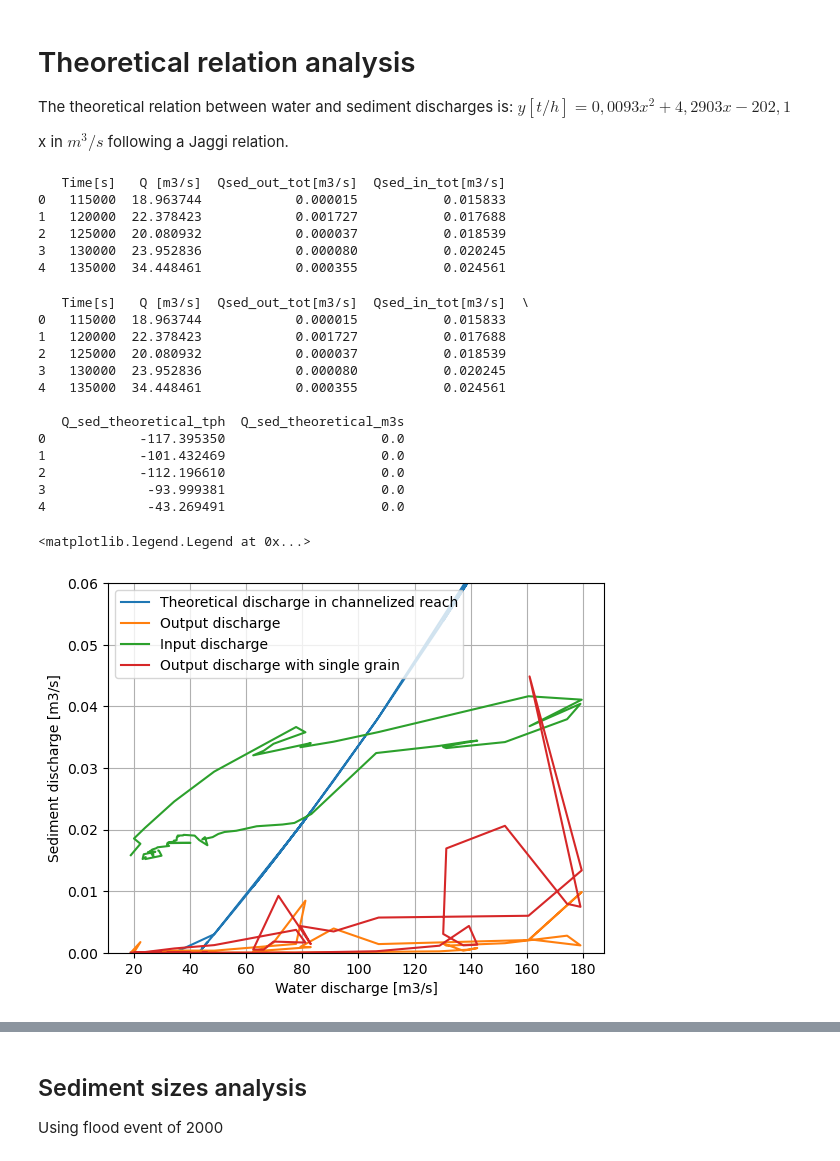
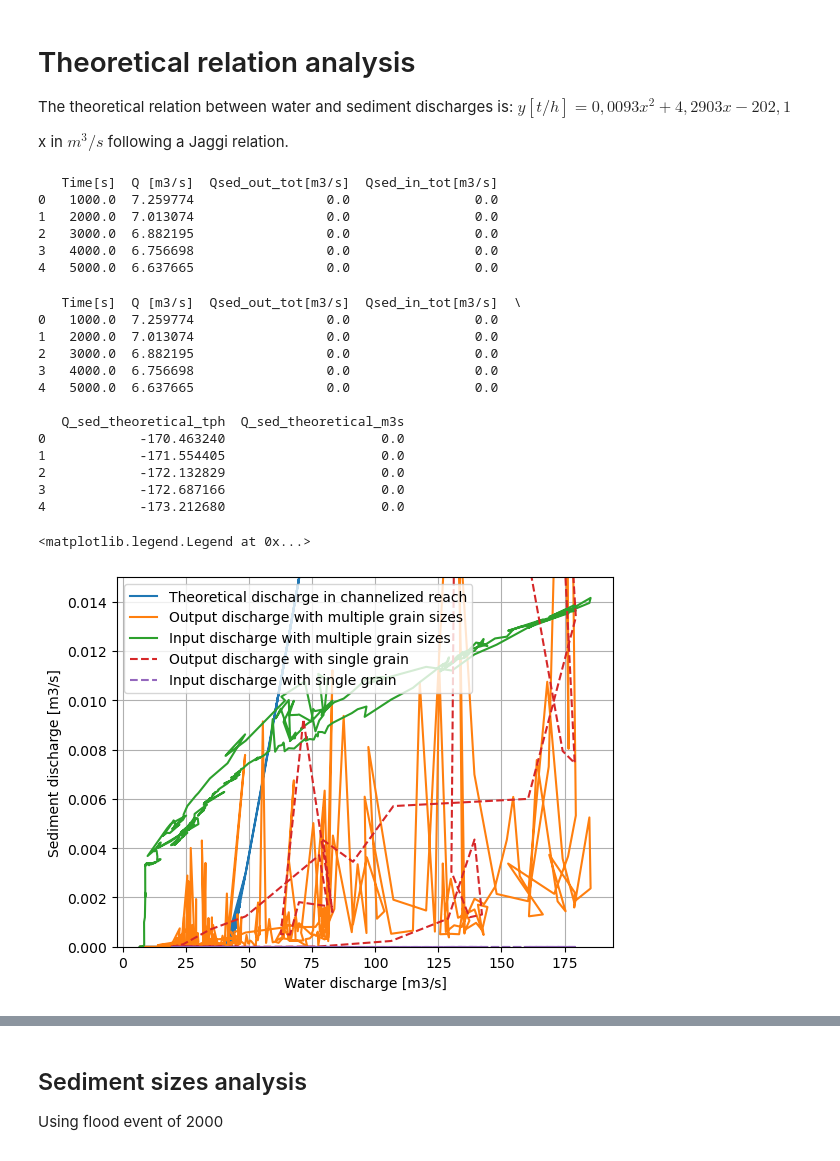
Before and after one commit to Margaux-Ccd/Dranse_sediment, a Jupyter notebook: Analysis/Sediment_analysis.ipynb, the cells around one changed output, grey strips where cells are left out. Cells and saved outputs as stored; diff of their text form; code cells hidden in the pictures.

```diff
--- a/Analysis/Sediment_analysis.ipynb
+++ b/Analysis/Sediment_analysis.ipynb
@@ -14,19 +14,19 @@ import seaborn as sns
 # %%
 # import datasets
 
-multi_scan=pd.read_csv("Multi_flood.dat", sep='\t', header=1,
+multi_scan=pd.read_csv("Multi_flood_final.dat", sep='\t', header=1,
                        usecols=[0,1,9,16])
 multi_scan.columns=['Time[s]', 'Q [m3/s]', 'Qsed_out_tot[m3/s]','Qsed_in_tot[m3/s]']
 multi_scan['Qsed_out_tot[m3/s]']=abs(multi_scan['Qsed_out_tot[m3/s]']) # make sure sediment discharge is positive
 multi_scan['Qsed_in_tot[m3/s]']=abs(multi_scan['Qsed_in_tot[m3/s]'])
 print(multi_scan.head())
 
-single_scan=pd.read_csv(r"C:\Users\marga\Documents\EPFL\Cours\S3\Dranse\BASEMENT_model\Dranse_sediment\Basement-v4\Morphodynamic_single-v4\Dranse_bnd_combined_th.dat", sep='\t', header=1,
+single_scan=pd.read_csv(r"Single_flood_1.dat", sep='\t', header=1,
                         usecols=[0,1,4,6])
 single_scan.columns=['Time[s]', 'Q [m3/s]', 'Qsed_out[m3/s]','Qsed_in tot [m3/s]']
 
-single_scan['Qsed_out[m3/s]']=abs(single_scan['Qsed_out[m3/s]']) # make sure sediment discharge is positive
-
+single_scan['Qsed_out[m3/s]']=single_scan['Qsed_out[m3/s]'].clip(0) # make sure sediment discharge is positive
+single_scan['Qsed_in tot [m3/s]']=single_scan['Qsed_in tot [m3/s]'].clip(0) # make sure sediment discharge is positive
 # Theoretical
 # relation
 
@@ -42,42 +42,46 @@ def sediment_discharge(Q_sed):
     Q_sed_m3s = Q_sed / rho_sediment *1000/ 3600
     return Q_sed_m3s
 # %% [output]
-   Time[s]   Q [m3/s]  Qsed_out_tot[m3/s]  Qsed_in_tot[m3/s]
-0   115000  18.963744            0.000015           0.015833
-1   120000  22.378423            0.001727           0.017688
-2   125000  20.080932            0.000037           0.018539
-3   130000  23.952836            0.000080           0.020245
-4   135000  34.448461            0.000355           0.024561
+   Time[s]  Q [m3/s]  Qsed_out_tot[m3/s]  Qsed_in_tot[m3/s]
+0   1000.0  7.259774                 0.0                0.0
+1   2000.0  7.013074                 0.0                0.0
+2   3000.0  6.882195                 0.0                0.0
+3   4000.0  6.756698                 0.0                0.0
+4   5000.0  6.637665                 0.0                0.0
 # %%
 # theoretical sediment discharge from scan period discharge
 multi_scan['Q_sed_theoretical_tph'] = jaggi_relation(multi_scan['Q [m3/s]'])
 multi_scan['Q_sed_theoretical_m3s'] = sediment_discharge(multi_scan['Q_sed_theoretical_tph']).clip(lower=0) # clip negative values to 0
 print(multi_scan.head())
 # %% [output]
-   Time[s]   Q [m3/s]  Qsed_out_tot[m3/s]  Qsed_in_tot[m3/s]  \
-0   115000  18.963744            0.000015           0.015833
-1   120000  22.378423            0.001727           0.017688
-2   125000  20.080932            0.000037           0.018539
-3   130000  23.952836            0.000080           0.020245
-4   135000  34.448461            0.000355           0.024561
+   Time[s]  Q [m3/s]  Qsed_out_tot[m3/s]  Qsed_in_tot[m3/s]  \
+0   1000.0  7.259774                 0.0                0.0
+1   2000.0  7.013074                 0.0                0.0
+2   3000.0  6.882195                 0.0                0.0
+3   4000.0  6.756698                 0.0                0.0
+4   5000.0  6.637665                 0.0                0.0
 
    Q_sed_theoretical_tph  Q_sed_theoretical_m3s
-0            -117.395350                    0.0
-1            -101.432469                    0.0
-2            -112.196610                    0.0
-3             -93.999381                    0.0
-4             -43.269491                    0.0
+0            -170.463240                    0.0
+1            -171.554405                    0.0
+2            -172.132829                    0.0
+3            -172.687166                    0.0
+4            -173.212680                    0.0
 # %%
 # plot sed discharges
 plt.grid()
 plt.plot(multi_scan['Q [m3/s]'],multi_scan['Q_sed_theoretical_m3s'], label='Theoretical discharge in channelized reach')
-plt.plot(multi_scan['Q [m3/s]'],multi_scan['Qsed_out_tot[m3/s]'], label='Output discharge')
-plt.plot(multi_scan['Q [m3/s]'],multi_scan['Qsed_in_tot[m3/s]'], label='Input discharge')
-plt.plot(single_scan['Q [m3/s]'], single_scan['Qsed_out[m3/s]'], label='Output discharge with single grain')
+plt.plot(multi_scan['Q [m3/s]'],multi_scan['Qsed_out_tot[m3/s]'], label='Output discharge with multiple grain sizes')
+plt.plot(multi_scan['Q [m3/s]'],multi_scan['Qsed_in_tot[m3/s]'], label='Input discharge with multiple grain sizes')
+plt.plot(single_scan['Q [m3/s]'], single_scan['Qsed_out[m3/s]'],'--', label='Output discharge with single grain')
+plt.plot(single_scan['Q [m3/s]'], single_scan['Qsed_in tot [m3/s]'],'--', label='Input discharge with single grain')
+
+
+
 plt.xlabel('Water discharge [m3/s]')
 plt.ylabel('Sediment discharge [m3/s]')
-plt.ylim(0,0.06)
+plt.ylim(0,0.015)
 plt.legend()
 # %% [output]
 <matplotlib.legend.Legend at 0x...>
-[figure, old version]
+[figure, new version]
```
Also changed, not shown: parts of 11 cells of this notebook, 25 other files.
